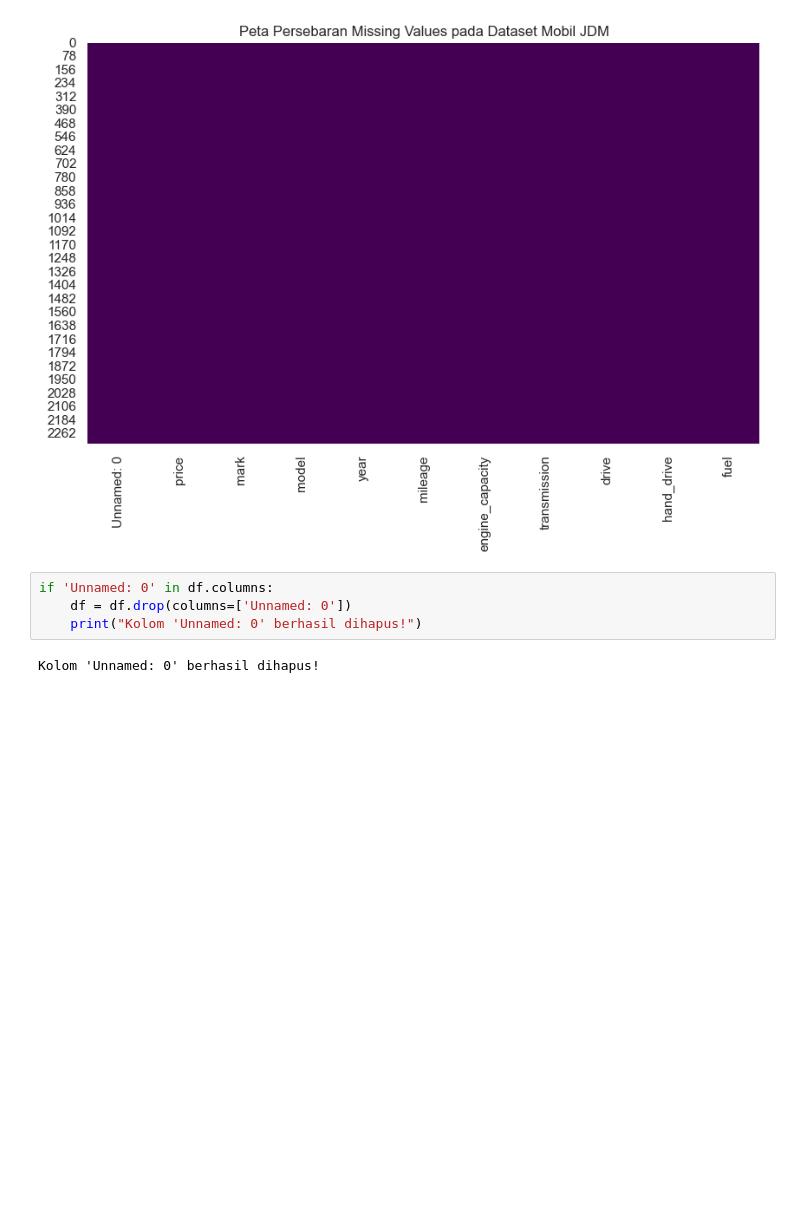
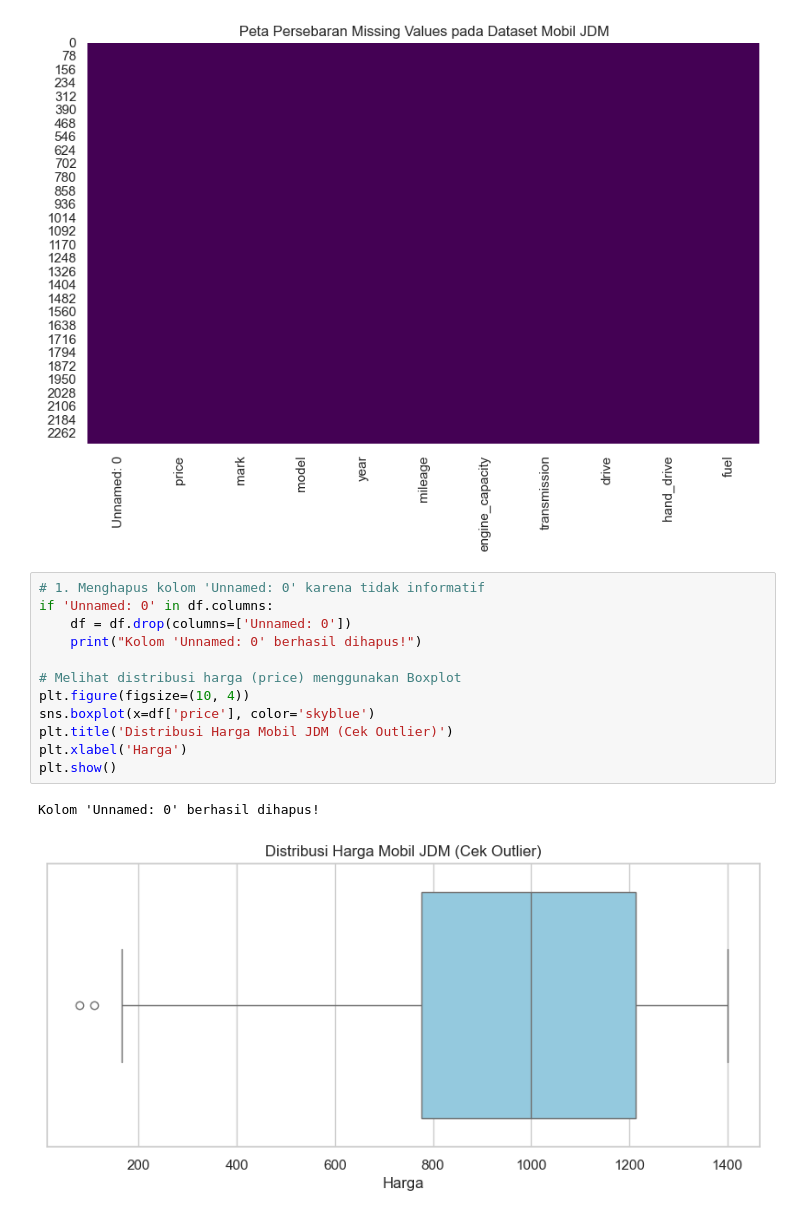
Before and after one commit to zippynx/ml-journey, a Jupyter notebook: 01-Data-Preprocessing/eksplorasi_mobil.ipynb, the cells around one changed output. Cells and saved outputs as stored; diff of their text form; blank space fills up the shorter version.

Commit message:
feat(day4): detect and handle outliers using Boxplot visualization and IQR method

```diff
--- a/01-Data-Preprocessing/eksplorasi_mobil.ipynb
+++ b/01-Data-Preprocessing/eksplorasi_mobil.ipynb
@@ -99,9 +99,18 @@ plt.title('Peta Persebaran Missing Values pada Dataset Mobil JDM')
 plt.show()
 # %% [output]
 [figure]
-# %%
-if 'Unnamed: 0' in df.columns:
-    df = df.drop(columns=['Unnamed: 0'])
-    print("Kolom 'Unnamed: 0' berhasil dihapus!")
-# %% [output]
-Kolom 'Unnamed: 0' berhasil dihapus!
+# %%
+# 1. Menghapus kolom 'Unnamed: 0' karena tidak informatif
+if 'Unnamed: 0' in df.columns:
+    df = df.drop(columns=['Unnamed: 0'])
+    print("Kolom 'Unnamed: 0' berhasil dihapus!")
+
+# Melihat distribusi harga (price) menggunakan Boxplot
+plt.figure(figsize=(10, 4))
+sns.boxplot(x=df['price'], color='skyblue')
+plt.title('Distribusi Harga Mobil JDM (Cek Outlier)')
+plt.xlabel('Harga')
+plt.show()
+# %% [output]
+Kolom 'Unnamed: 0' berhasil dihapus!
+[figure, added]
```
Also changed, not shown: parts of 2 cells of this notebook.
